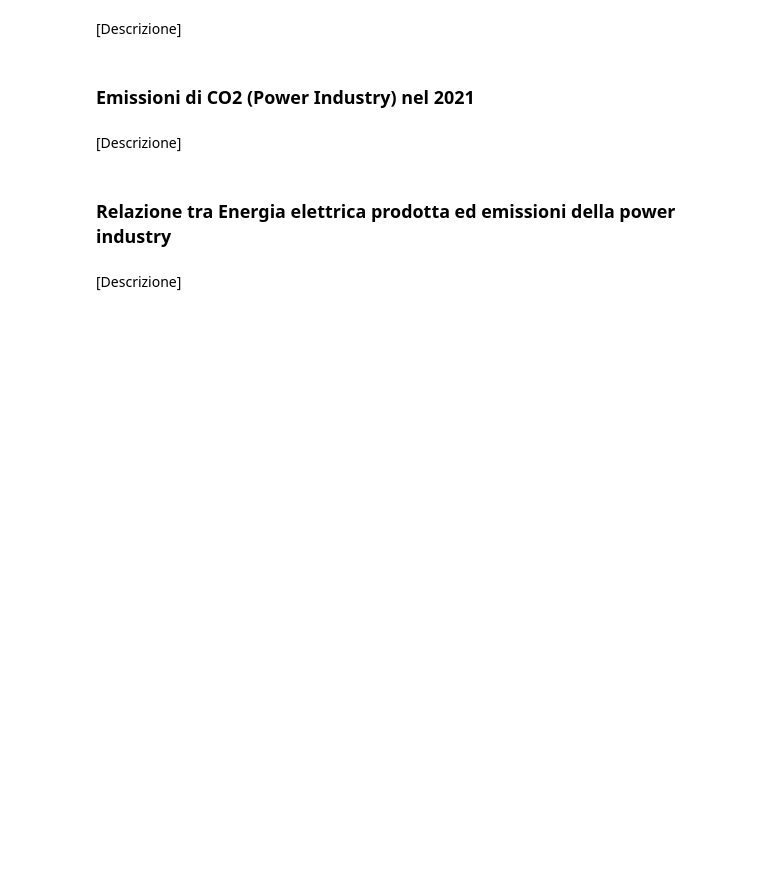
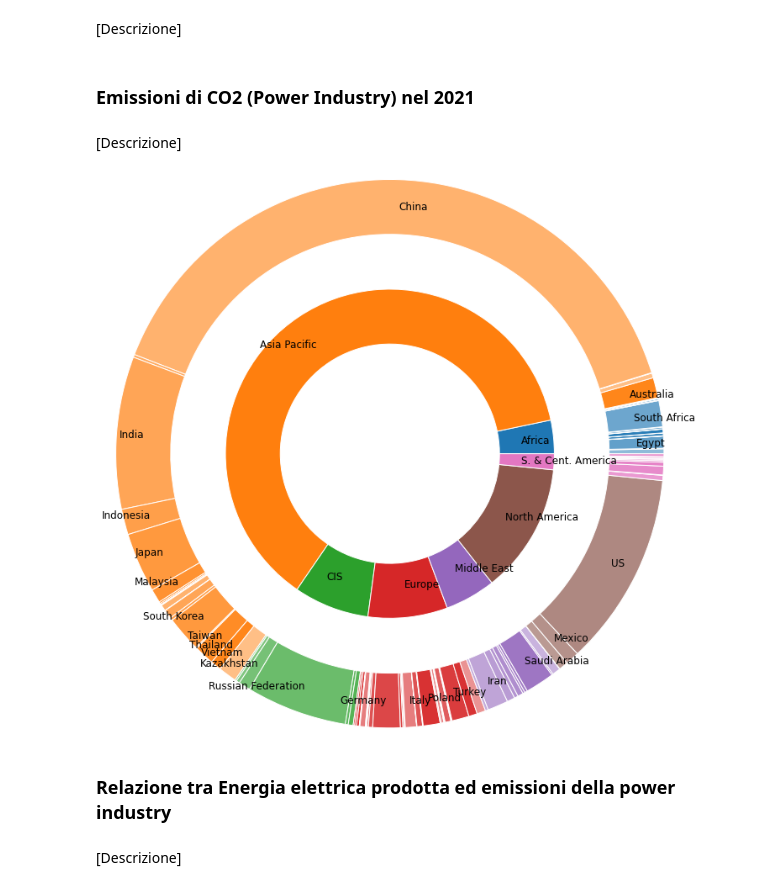
Before and after one commit to mattiamendicino/progetto-scivis, a Jupyter notebook: codice.ipynb, the cells around one changed output. Saved outputs shown, nothing was run; the diff lists cells and outputs as text; code cells hidden in the pictures; blank space fills up the shorter version.

Commit message:
Aggiunto grafico sulle emissioni di CO2 della power industry nel 2021 (Nested pie chart)

```diff
--- a/codice.ipynb
+++ b/codice.ipynb
@@ -307,7 +307,55 @@ plt.show()
 # %% [markdown]
 [Descrizione]
 # %%
-# Pie chart a livelli
+import matplotlib.colors as mcolors
+
+merged_data_2021 = merged_data.query('Year == 2021')
+
+attribute = 'CO2By_ElectProd';
+
+world_co2 = merged_data_2021[attribute].sum()
+
+regions_data = merged_data_2021.groupby('Region')[attribute].sum().reset_index()
+regions_names = regions_data['Region'].tolist()
+regions_size = regions_data[attribute].tolist()
+
+countries_data = merged_data_2021.groupby(['Region', 'Country'])[attribute].sum().reset_index()
+countries_names = countries_data['Country'].tolist()
+countries_size = countries_data[attribute].tolist()
+
+label_threshold = 0.00625
+
+colors = list(mcolors.TABLEAU_COLORS.keys())
+color_map_regions = {region: colors[i % len(colors)] for i, region in enumerate(regions_names)}
+
+color_map_countries = {}
+for i, row in countries_data.iterrows():
+    base_color = mcolors.to_rgba(color_map_regions[row['Region']])
+    country_color = base_color[:3] + (0.5 + ((i % 10) * 0.05),)
+    color_map_countries[row['Country']] = country_color
+
+countries_labels = [None if size/world_co2 < label_threshold else name for name, size in zip(countries_names, countries_size)]
+
+# World
+fig, ax = plt.subplots(figsize=(6, 6))
+ax.axis('equal')
+#mypie, _ = ax.pie([world_co2], radius=0.5, labels=['World'], colors=['white'])
+#plt.setp(mypie, width=0.5, edgecolor='black')
+
+# Regions
+region_colors = [color_map_regions[region] for region in regions_names]
+mypie2, _ = ax.pie(regions_size, radius=1.5, labels=regions_names, labeldistance=0.8, colors=region_colors, textprops={'fontsize': 12})
+plt.setp(mypie2, width=0.5, edgecolor='white')
+
+# Countries
+country_colors = [color_map_countries[country] for country in countries_names]
+mypie3, _ = ax.pie(countries_size, radius=2.5, labels=countries_labels, labeldistance=0.9, colors=country_colors, textprops={'fontsize': 12})
+plt.setp(mypie3, width=0.5, edgecolor='white')
+
+plt.margins(0, 0)
+plt.show()
+# %% [output]
+[figure, added]
 # %% [markdown]
 ### Relazione tra Energia elettrica prodotta ed emissioni della power industry
 # %% [markdown]
```
